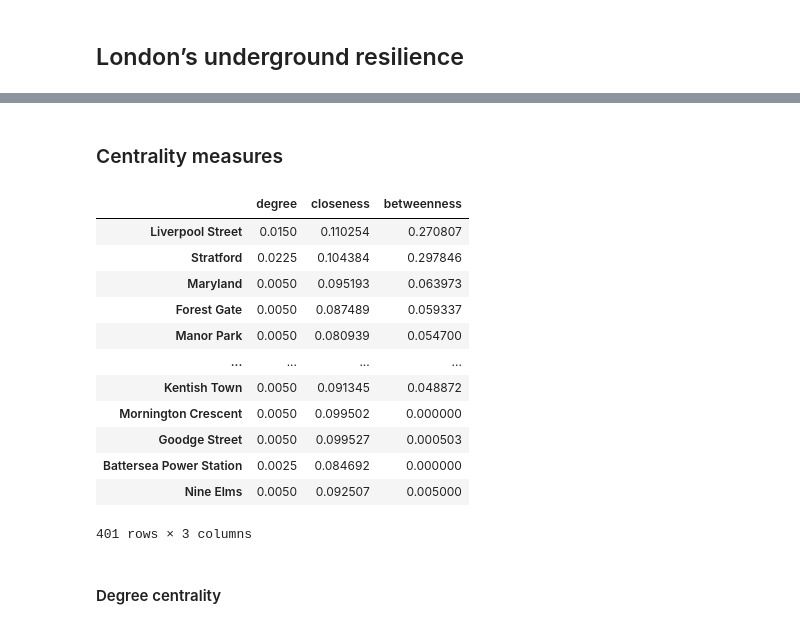
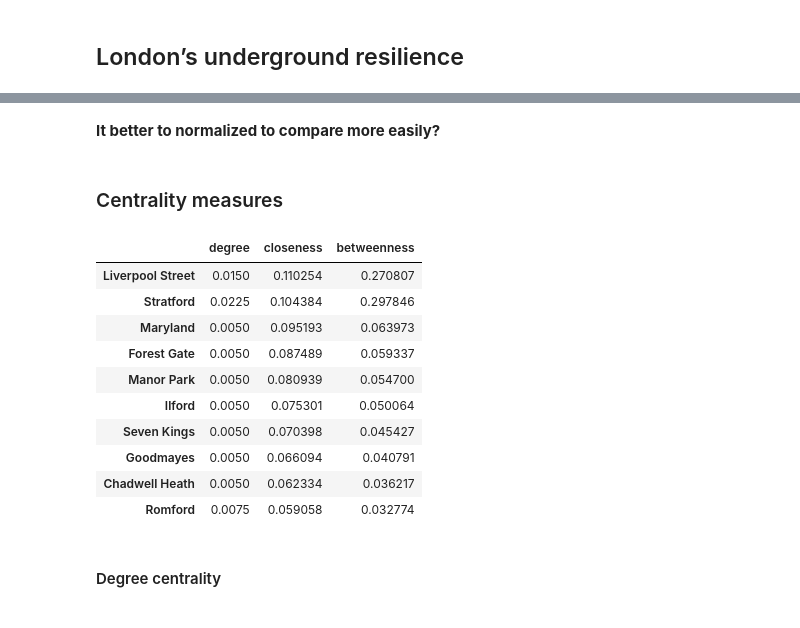
Before and after one commit to rpoandres/US_Assessment, a Jupyter notebook: US_Assessment.ipynb, the cells around one changed output, grey strips where cells are left out. Drawn from its saved outputs; the diff is of its cells as text; code cells hidden in the pictures.

```diff
--- a/US_Assessment.ipynb
+++ b/US_Assessment.ipynb
@@ -160,3 +157,7 @@ london_OD_AMpeak.head()
 The inspecting results are consistent with the results of Practical 10.
 # %% [markdown]
 ## London’s underground resilience
+# %%
+#since coords tuples are stored as string, need to convert them back to tuples using eval()
+for node in G.nodes():
+    G.nodes[node]['coords'] = eval(G.nodes[node]['coords'])
@@ -163,3 +186,5 @@ The inspecting results are consistent with the results of Practical 10.
+# %% [markdown]
+**It better to normalized to compare more easily?**
 # %% [markdown]
 ### Centrality measures
 # %%
@@ -177,21 +202,19 @@ bet_london = nx.betweenness_centrality(G)
 nx.set_node_attributes(G,bet_london,'betweenness')
 df_centrality['betweenness'] = pd.Series(nx.get_node_attributes(G, 'betweenness'))
 # %%
-df_centrality
+df_centrality.head(10).sort_values(by=['closeness'],ascending=False)
 # %% [output]
 |  | degree | closeness | betweenness |
 | Liverpool Street | 0.0150 | 0.110254 | 0.270807 |
 | Stratford | 0.0225 | 0.104384 | 0.297846 |
 | Maryland | 0.0050 | 0.095193 | 0.063973 |
 | Forest Gate | 0.0050 | 0.087489 | 0.059337 |
 | Manor Park | 0.0050 | 0.080939 | 0.054700 |
-| ... | ... | ... | ... |
-| Kentish Town | 0.0050 | 0.091345 | 0.048872 |
-| Mornington Crescent | 0.0050 | 0.099502 | 0.000000 |
-| Goodge Street | 0.0050 | 0.099527 | 0.000503 |
-| Battersea Power Station | 0.0025 | 0.084692 | 0.000000 |
-| Nine Elms | 0.0050 | 0.092507 | 0.005000 |
+| Ilford | 0.0050 | 0.075301 | 0.050064 |
+| Seven Kings | 0.0050 | 0.070398 | 0.045427 |
+| Goodmayes | 0.0050 | 0.066094 | 0.040791 |
+| Chadwell Heath | 0.0050 | 0.062334 | 0.036217 |
+| Romford | 0.0075 | 0.059058 | 0.032774 |
-401 rows × 3 columns
 # %% [markdown]
 #### Degree centrality
 # %%
```
Also changed, not shown: parts of 10 cells of this notebook.
